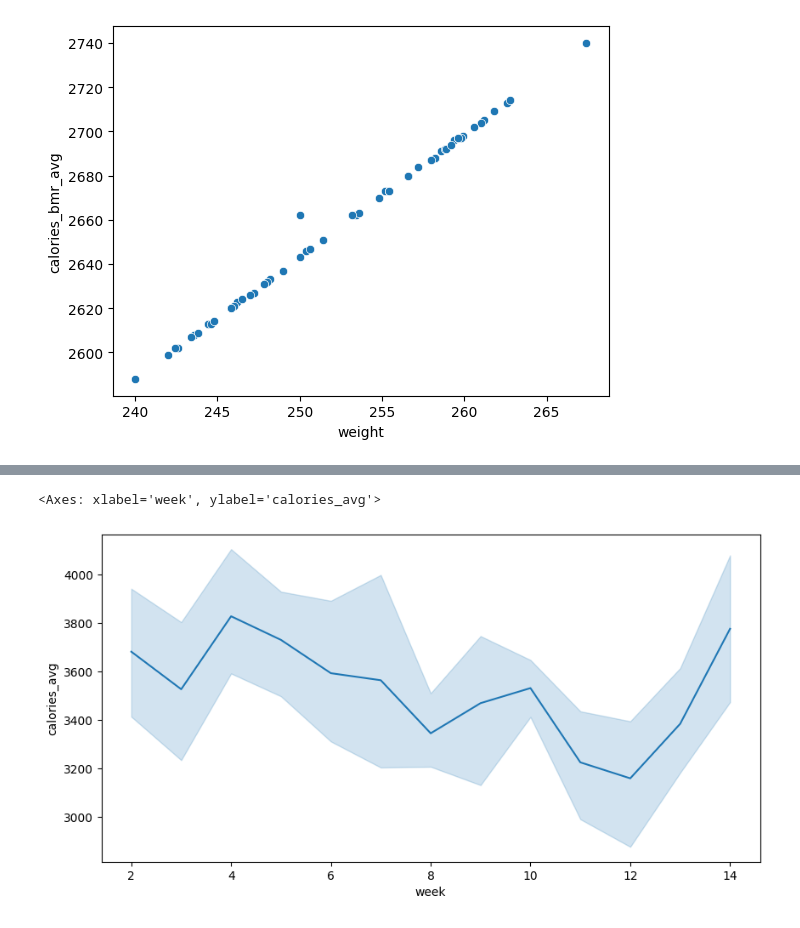
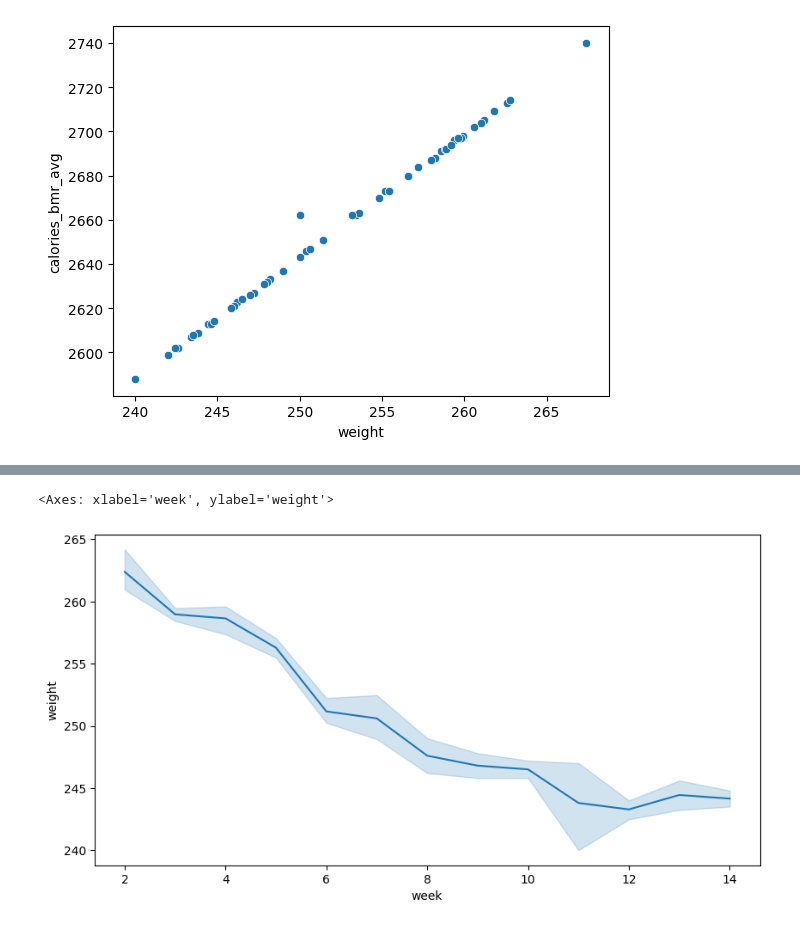
Before and after one commit to nsedler/Garmin-Analysis, a Jupyter notebook: garmin_summary_analysis.ipynb, the cells around one changed output, grey strips where cells are left out. Saved outputs shown, nothing was run; the diff lists cells and outputs as text; code cells hidden in the pictures.

Commit message:
updated data

```diff
--- a/garmin_summary_analysis.ipynb
+++ b/garmin_summary_analysis.ipynb
@@ -244,7 +244,7 @@ df_summary['day_of_week'] = pd.Categorical(df_summary['day_of_week'])
 # %%
 fig, ax = plt.subplots(1, 1, figsize=(10, 5))
 
-sns.lineplot(data=df_summary, x='week', y='calories_avg')
+sns.lineplot(data=df_summary, x='week', y='weight')
 # %% [output]
-<Axes: xlabel='week', ylabel='calories_avg'>
+<Axes: xlabel='week', ylabel='weight'>
-[figure, old version]
+[figure, new version]
```
Also changed, not shown: parts of 13 cells of this notebook, 3 other files.
